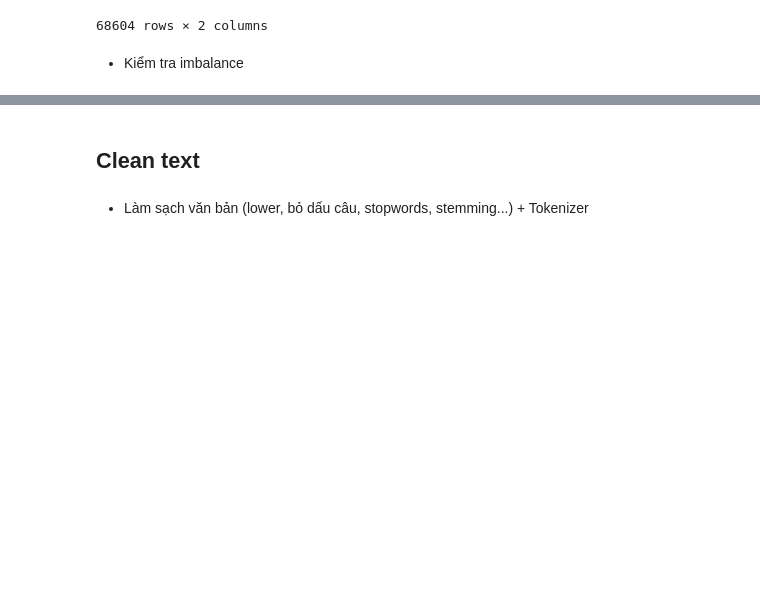
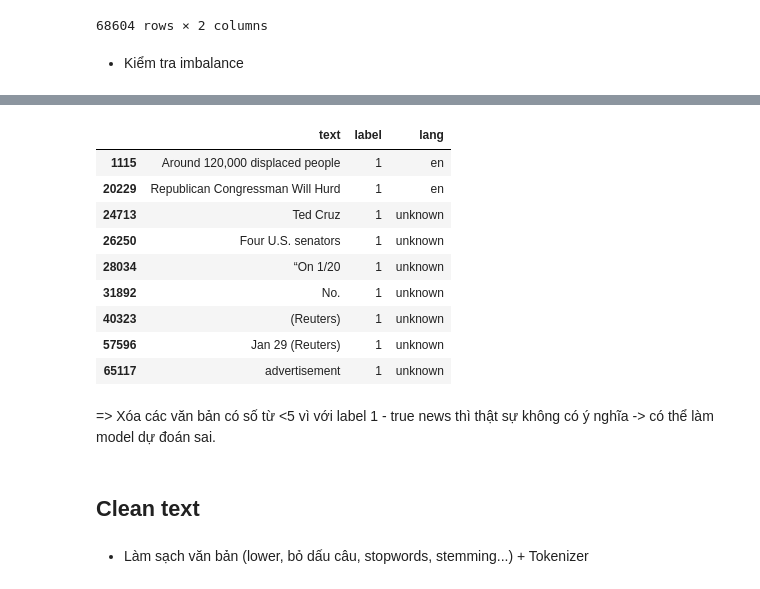
Before and after one commit to quynhanh0124/fake-news-detection, a Jupyter notebook: preprocessing.ipynb, the cells around one changed output, grey strips where cells are left out. Drawn from its saved outputs; the diff is of its cells as text; code cells hidden in the pictures; blank space fills up the shorter version.

```diff
--- a/preprocessing.ipynb
+++ b/preprocessing.ipynb
@@ -237,0 +238,12 @@ print_matching_rows(df)
+# %%
+def safe_detect(x):
+    if isinstance(x, str) and x.strip() and len(x.strip()) > 20:
+        try:
+            return detect(x)
+        except LangDetectException:
+            return 'unknown'
+    return 'unknown'
+
+df['lang'] = df['text'].apply(safe_detect)
+non_english = df[df['lang'] != 'en']
+print(non_english)
@@ -237,0 +269,2 @@ print_matching_rows(df)
+# %%
+df = df.drop(columns="lang", axis=1) # Xóa cột phụ sau khi xử lý
@@ -237,0 +275,6 @@ print_matching_rows(df)
+# %%
+# Đếm số từ trong mỗi dòng
+short_texts = df[df['text'].apply(lambda x: len(str(x).split()) < 5)]
+
+# In ra các dòng này
+print(short_texts)
@@ -237,0 +296,15 @@ print_matching_rows(df)
+# %%
+short_texts[short_texts['label']==1]
+# %% [output]
+|  | text | label | lang |
+| 1115 | Around 120,000 displaced people | 1 | en |
+| 20229 | Republican Congressman Will Hurd | 1 | en |
+| 24713 | Ted Cruz | 1 | unknown |
+| 26250 | Four U.S. senators | 1 | unknown |
+| 28034 | “On 1/20 | 1 | unknown |
+| 31892 | No. | 1 | unknown |
+| 40323 | (Reuters) | 1 | unknown |
+| 57596 | Jan 29 (Reuters) | 1 | unknown |
+| 65117 | advertisement | 1 | unknown |
+# %% [markdown]
+=> Xóa các văn bản có số từ <5 vì với label 1 - true news thì thật sự không có ý nghĩa -> có thể làm model dự đoán sai.
```
Also changed, not shown: parts of 15 cells of this notebook.
